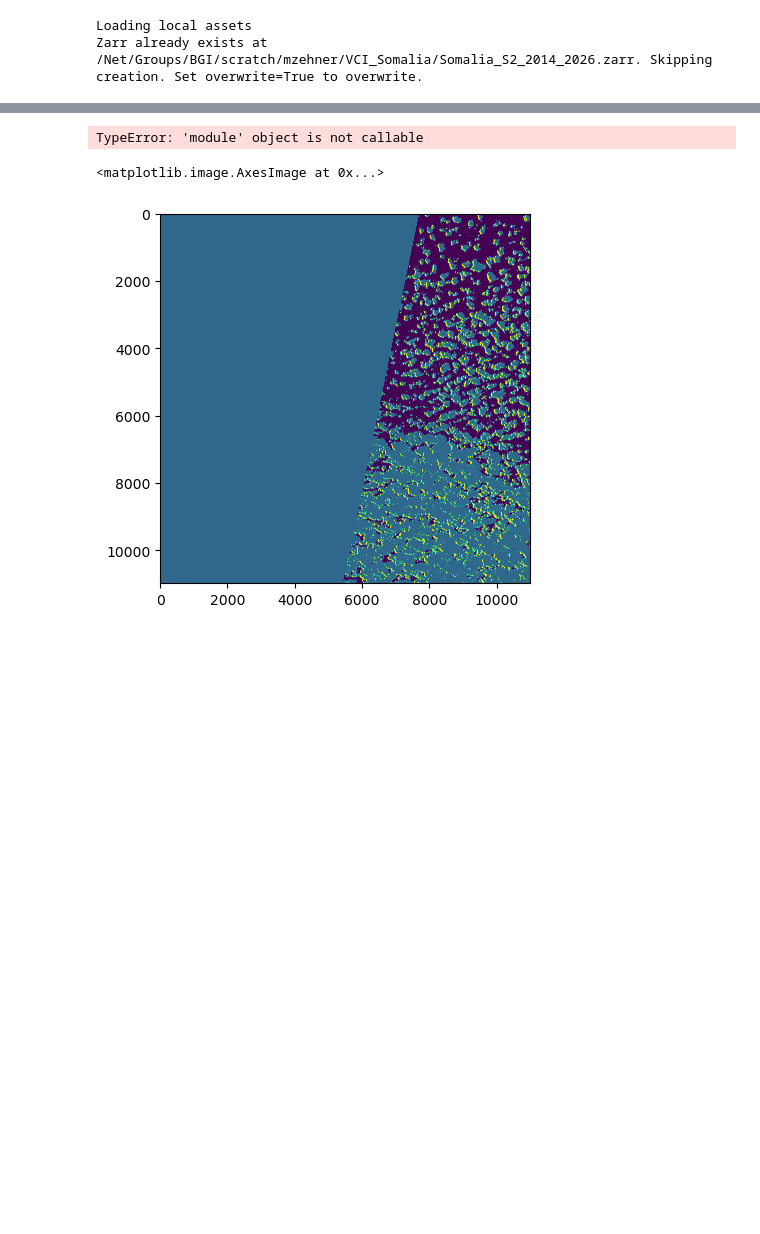
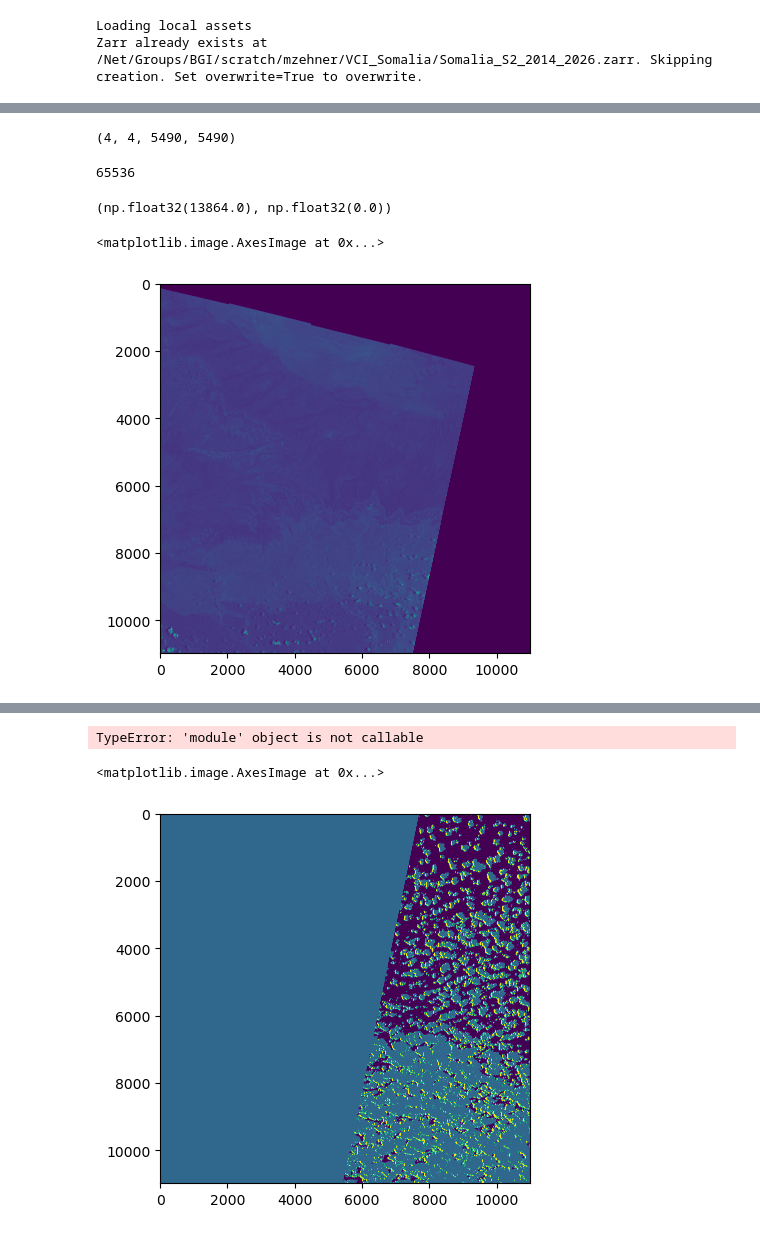
Before and after one commit to MarkusZehner/stacathome, a Jupyter notebook: test_cloudmask.ipynb, the cells around one changed output, grey strips where cells are left out. Saved outputs shown, nothing was run; the diff lists cells and outputs as text; code cells hidden in the pictures; blank space fills up the shorter version.

```diff
--- a/test_cloudmask.ipynb
+++ b/test_cloudmask.ipynb
@@ -305,10 +188,2 @@ Scheduler-7a4d2398-71f5-4f7a-a491-1dcb0cc467b4
 | Started: Just now | Total memory: 0 B |
 Workers
-# %%
-tasks = []
-cm = CloudMask(device='cpu')
-for i in mxc.items_local_global[:20]:
-    print(prior_check_cloud_mask(i))
-    if prior_check_cloud_mask(i)[0]:
-        #tasks.append(client.submit(run_cloud_mask, i))
-        run_cloud_mask(i, cm)
@@ -336,0 +217,27 @@ KeyboardInterrupt:
+# %%
+from datetime import datetime, timezone
+
+data_bands = np.zeros((4, 10980, 10980), dtype=np.float32)
+offset = 0
+if i.datetime > datetime(2022, 1, 25, tzinfo=timezone.utc):
+    offset = 1000
+for b in bands:
+    if b == 'B8A':
+        band_int = np.repeat(
+            np.repeat(
+                rasterio.open(i.assets[b].href).read(1), 2, axis=0), 2, axis=1)
+        band_int - offset
+        # correcting the underflow
+        band_int[band_int >= 64536] = 0
+    else:
+        band_int = rasterio.open(i.assets[b].href).read(1)
+
+    # ajdust baselinechange in S--2 after jan 2022
+    if i.datetime > datetime(2022, 1, 25, tzinfo=timezone.utc):
+        band_int = band_int - 1000
+        # correcting the underflow
+        band_int[band_int >= 64536] = 0
+
+    data_bands[bands.index(b)] = band_int# /10000
+
+    #data_bands[data_bands == 0] = 1.0
@@ -336,0 +252,4 @@ KeyboardInterrupt:
+# %%
+data_bands_stack.shape
+# %% [output]
+(4, 4, 5490, 5490)
@@ -336,0 +258,13 @@ KeyboardInterrupt:
+# %%
+2**16
+# %% [output]
+65536
+# %%
+np.max(data_bands[0]), np.min(data_bands[0])
+# %% [output]
+(np.float32(13864.0), np.float32(0.0))
+# %%
+plt.imshow(data_bands[0])
+# %% [output]
+<matplotlib.image.AxesImage at 0x...>
+[figure, added]
```
Also changed, not shown: parts of 51 cells of this notebook, 4 other files.
